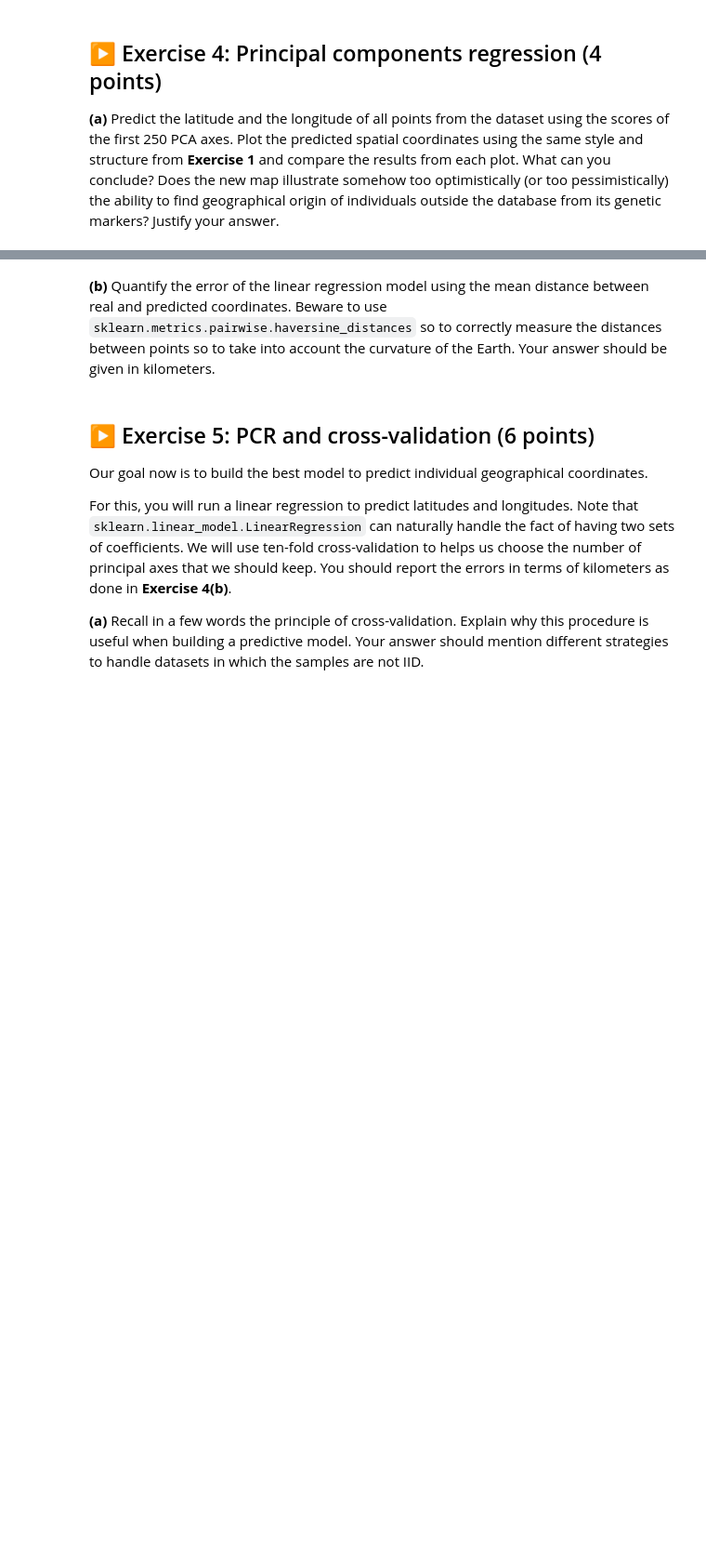
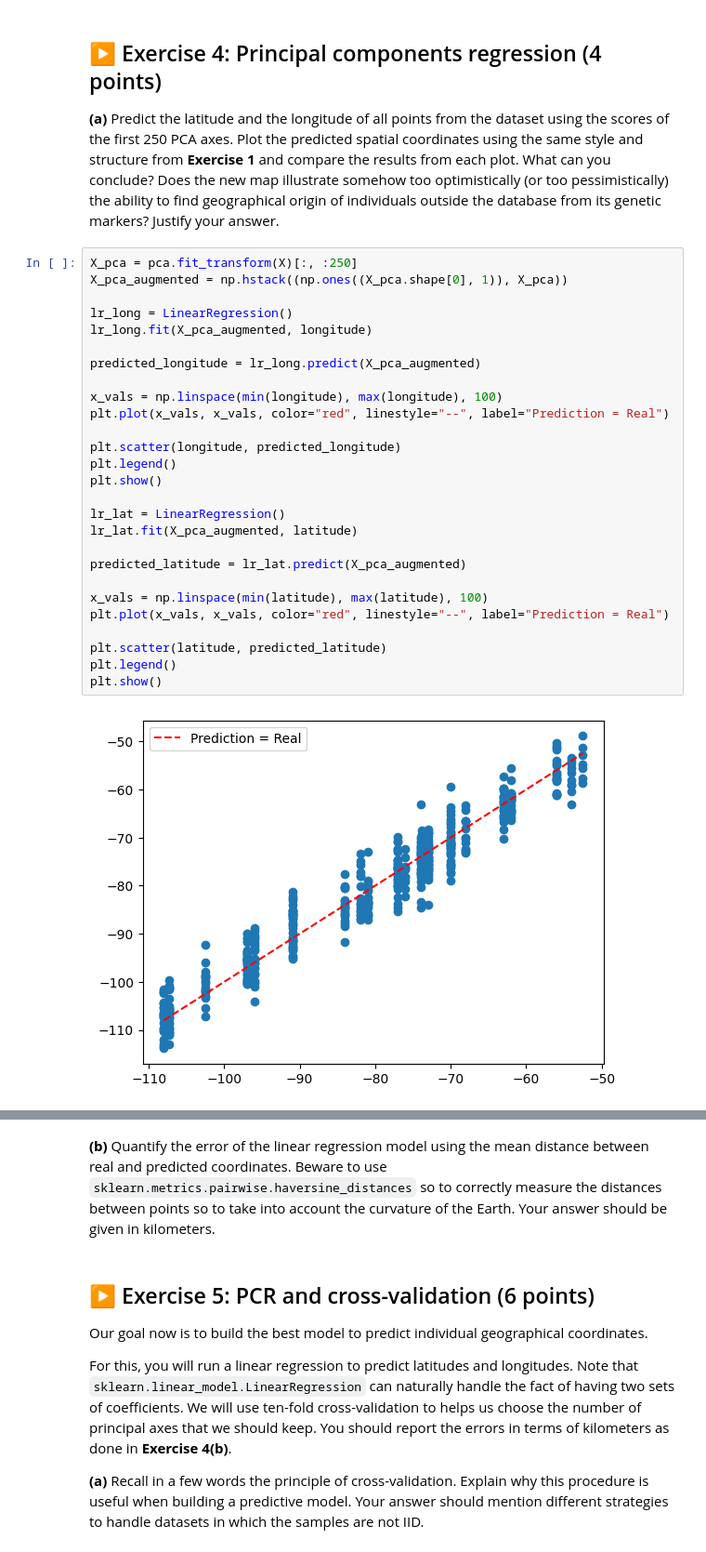
Before and after one commit to giangNguyen2007/statistical_learning, a Jupyter notebook: TP2/TP2.ipynb, the cells around one changed output, grey strips where cells are left out. Shown at 93% size. Drawn from its saved outputs; the diff is of its cells as text; blank space fills up the shorter version.

```diff
--- a/TP2/TP2.ipynb
+++ b/TP2/TP2.ipynb
@@ -219,3 +338,32 @@ Redo the 2D scatter plot from item **(b)** on the normalized version of the data
 ## ▶️ Exercise 4: Principal components regression (4 points)
 
 **(a)** Predict the latitude and the longitude of all points from the dataset using the scores of the first 250 PCA axes. Plot the predicted spatial coordinates using the same style and structure from **Exercise 1** and compare the results from each plot. What can you conclude? Does the new map illustrate somehow too optimistically (or too pessimistically) the ability to find geographical origin of individuals outside the database from its genetic markers? Justify your answer.
+# %%
+X_pca = pca.fit_transform(X)[:, :250]
+X_pca_augmented = np.hstack((np.ones((X_pca.shape[0], 1)), X_pca))
+
+lr_long = LinearRegression()
+lr_long.fit(X_pca_augmented, longitude)
+
+predicted_longitude = lr_long.predict(X_pca_augmented)
+
+x_vals = np.linspace(min(longitude), max(longitude), 100)
+plt.plot(x_vals, x_vals, color="red", linestyle="--", label="Prediction = Real")
+
+plt.scatter(longitude, predicted_longitude)
+plt.legend()
+plt.show()
+
+lr_lat = LinearRegression()
+lr_lat.fit(X_pca_augmented, latitude)
+
+predicted_latitude = lr_lat.predict(X_pca_augmented)
+
+x_vals = np.linspace(min(latitude), max(latitude), 100)
+plt.plot(x_vals, x_vals, color="red", linestyle="--", label="Prediction = Real")
+
+plt.scatter(latitude, predicted_latitude)
+plt.legend()
+plt.show()
+# %% [output]
+[figure, added]
```
Also changed, not shown: parts of 9 cells of this notebook.
